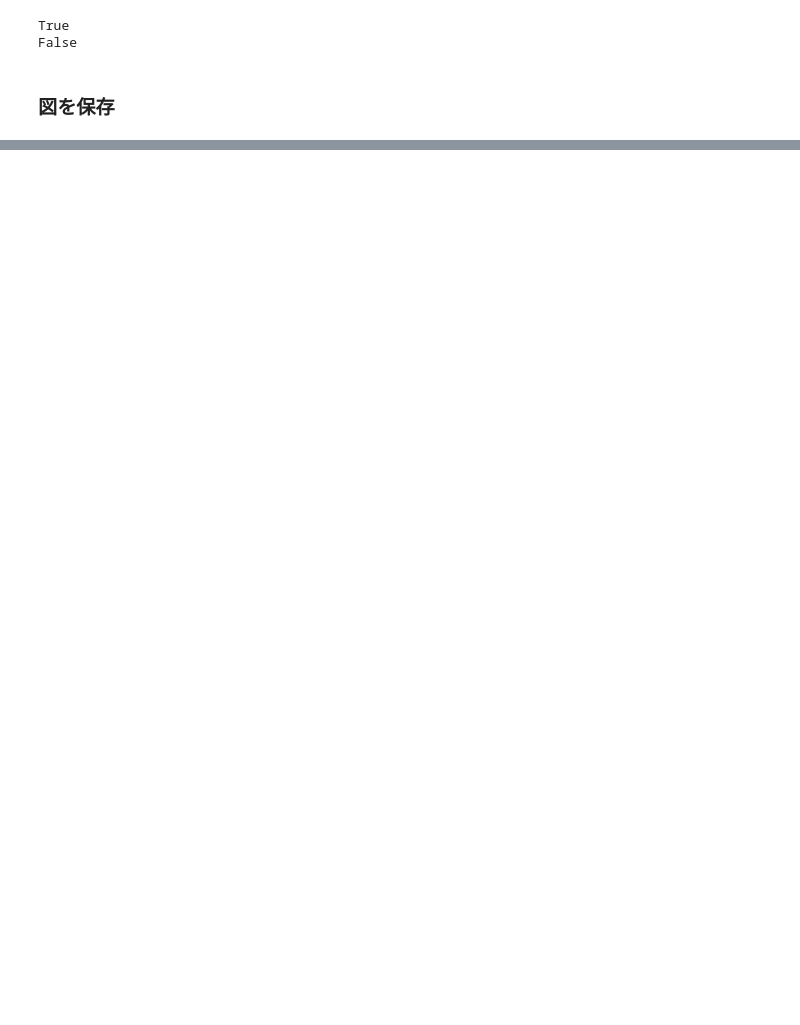
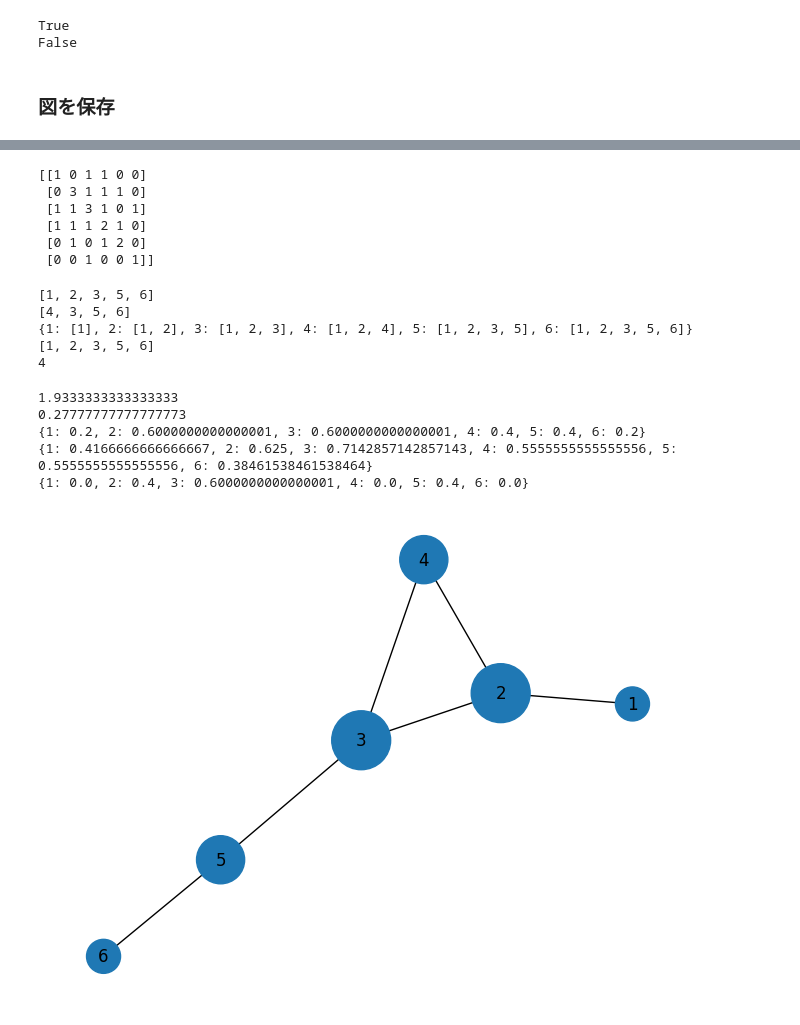
Before and after one commit to Shogo-Namaisawa/premaster_data_mining, a Jupyter notebook: code/lecture6.ipynb, the cells around one changed output, grey strips where cells are left out. Drawn from its saved outputs; the diff is of its cells as text; code cells hidden in the pictures; blank space fills up the shorter version.

```diff
--- a/code/lecture6.ipynb
+++ b/code/lecture6.ipynb
@@ -154,0 +157,10 @@ nx.draw(G, with_labels=True)
+# %%
+# ノード数
+print(len(G))
+
+# エッジ数
+print(G.size())
+
+# エッジの重み再設定
+G[2][3]['weight']=1
+G[5][6]['weight']=1
@@ -154,0 +194,61 @@ nx.draw(G, with_labels=True)
+# %%
+# 隣接行列の積
+A=nx.adjacency_matrix(G).toarray()
+
+print(np.dot(A,A))
+# %% [output]
+[[1 0 1 1 0 0]
+ [0 3 1 1 1 0]
+ [1 1 3 1 0 1]
+ [1 1 1 2 1 0]
+ [0 1 0 1 2 0]
+ [0 0 1 0 0 1]]
+# %%
+# 最短経路
+path = dict(nx.shortest_path(G))
+print(path[1][6])
+print(path[4][6])
+
+# ノード1からの最短経路
+print(nx.shortest_path(G,1))
+
+# ノード1と6の間の最短経路
+print(nx.shortest_path(G,1,6))
+# ノード1と6の間の最短経路長
+print(nx.shortest_path_length(G,1,6))
+# %% [output]
+[1, 2, 3, 5, 6]
+[4, 3, 5, 6]
+{1: [1], 2: [1, 2], 3: [1, 2, 3], 4: [1, 2, 4], 5: [1, 2, 3, 5], 6: [1, 2, 3, 5, 6]}
+[1, 2, 3, 5, 6]
+4
+# %%
+# 平均最短距離
+print(nx.average_shortest_path_length(G))
+
+# 平均クラスタリング係数
+print(nx.average_clustering(G))
+
+# 次数中心性 (次数/ネットワークの最大次数（n-1)で標準化)
+print(nx.degree_centrality(G))
+# 近接中心性
+print(nx.closeness_centrality(G))
+# 媒介中心性
+print(nx.betweenness_centrality(G))
+# %% [output]
+1.9333333333333333
+0.27777777777777773
+{1: 0.2, 2: 0.6000000000000001, 3: 0.6000000000000001, 4: 0.4, 5: 0.4, 6: 0.2}
+{1: 0.4166666666666667, 2: 0.625, 3: 0.7142857142857143, 4: 0.5555555555555556, 5: 0.5555555555555556, 6: 0.38461538461538464}
+{1: 0.0, 2: 0.4, 3: 0.6000000000000001, 4: 0.0, 5: 0.4, 6: 0.0}
+# %%
+# 媒介中心性の値でノードの大きさを変えて可視化
+
+# ノードと中心性の辞書形式で値だけを取り出すのが.values()
+node_size = np.array(list((nx.degree_centrality(G)).values()))
+
+nx.draw(G, with_labels=True,
+        # 中心製の値そのままだと小さいから3000倍したのをnode_sizeとしている
+        node_size = [v*3000 for v in node_size])
+# %% [output]
+[figure, added]
```
Also changed, not shown: parts of 12 cells of this notebook, 2 other files.
